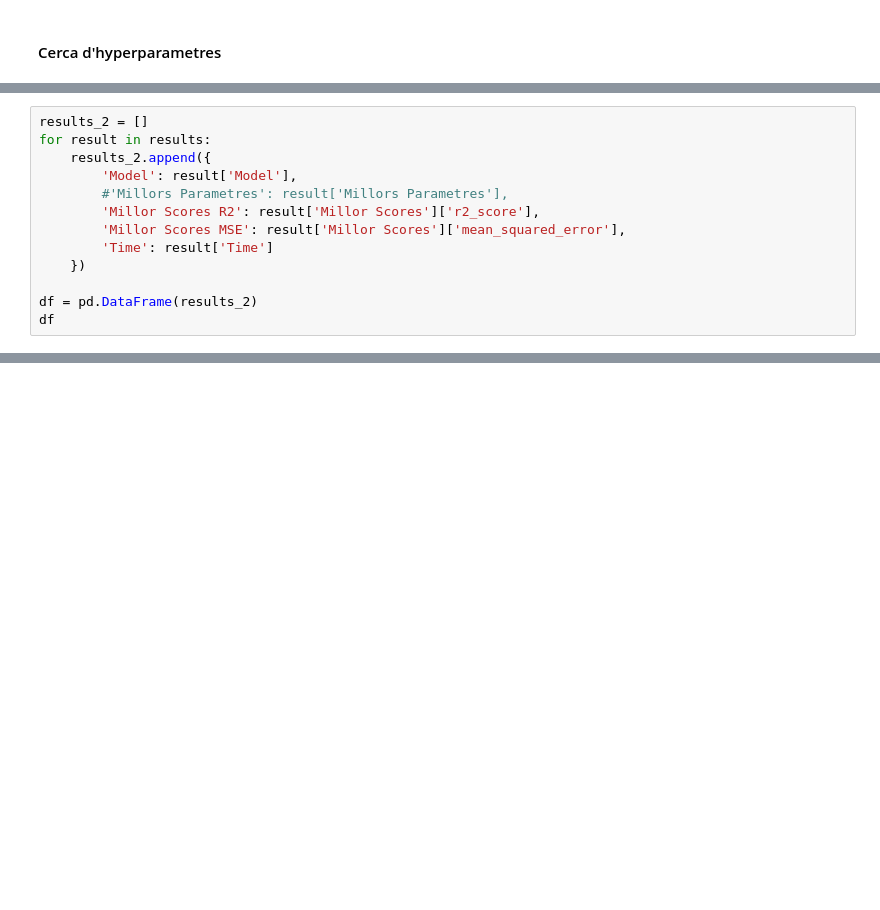
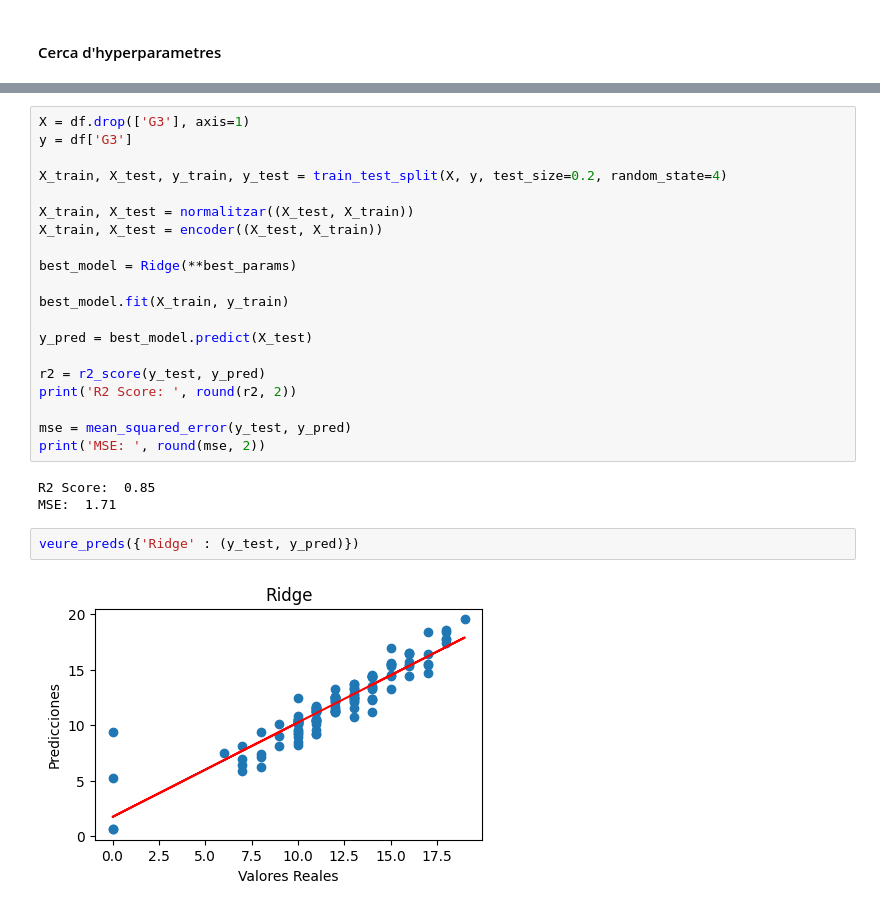
Before and after one commit to Janpb1/Data-analisy-alcohol-Kaggle, a Jupyter notebook: Entrega_cas_kaggle.ipynb, the cells around one changed output, grey strips where cells are left out. Drawn from its saved outputs; the diff is of its cells as text; blank space fills up the shorter version.

```diff
--- a/Entrega_cas_kaggle.ipynb
+++ b/Entrega_cas_kaggle.ipynb
@@ -590,13 +446,0 @@ Fitting 5 folds for each of 6 candidates, totalling 30 fits
-# %%
-results_2 = []
-for result in results:
-    results_2.append({
-        'Model': result['Model'],
-        #'Millors Parametres': result['Millors Parametres'],
-        'Millor Scores R2': result['Millor Scores']['r2_score'],
-        'Millor Scores MSE': result['Millor Scores']['mean_squared_error'],
-        'Time': result['Time']
-    })
-
-df = pd.DataFrame(results_2)
-df
@@ -610,0 +483,27 @@ df
+# %%
+X = df.drop(['G3'], axis=1)
+y = df['G3']
+
+X_train, X_test, y_train, y_test = train_test_split(X, y, test_size=0.2, random_state=4)
+
+X_train, X_test = normalitzar((X_test, X_train))
+X_train, X_test = encoder((X_test, X_train))
+
+best_model = Ridge(**best_params)
+
+best_model.fit(X_train, y_train)
+
+y_pred = best_model.predict(X_test)
+
+r2 = r2_score(y_test, y_pred)
+print('R2 Score: ', round(r2, 2))
+
+mse = mean_squared_error(y_test, y_pred)
+print('MSE: ', round(mse, 2))
+# %% [output]
+R2 Score:  0.85
+MSE:  1.71
+# %%
+veure_preds({'Ridge' : (y_test, y_pred)})
+# %% [output]
+[figure, added]
```
Also changed, not shown: parts of 52 cells of this notebook, 5 other files.
